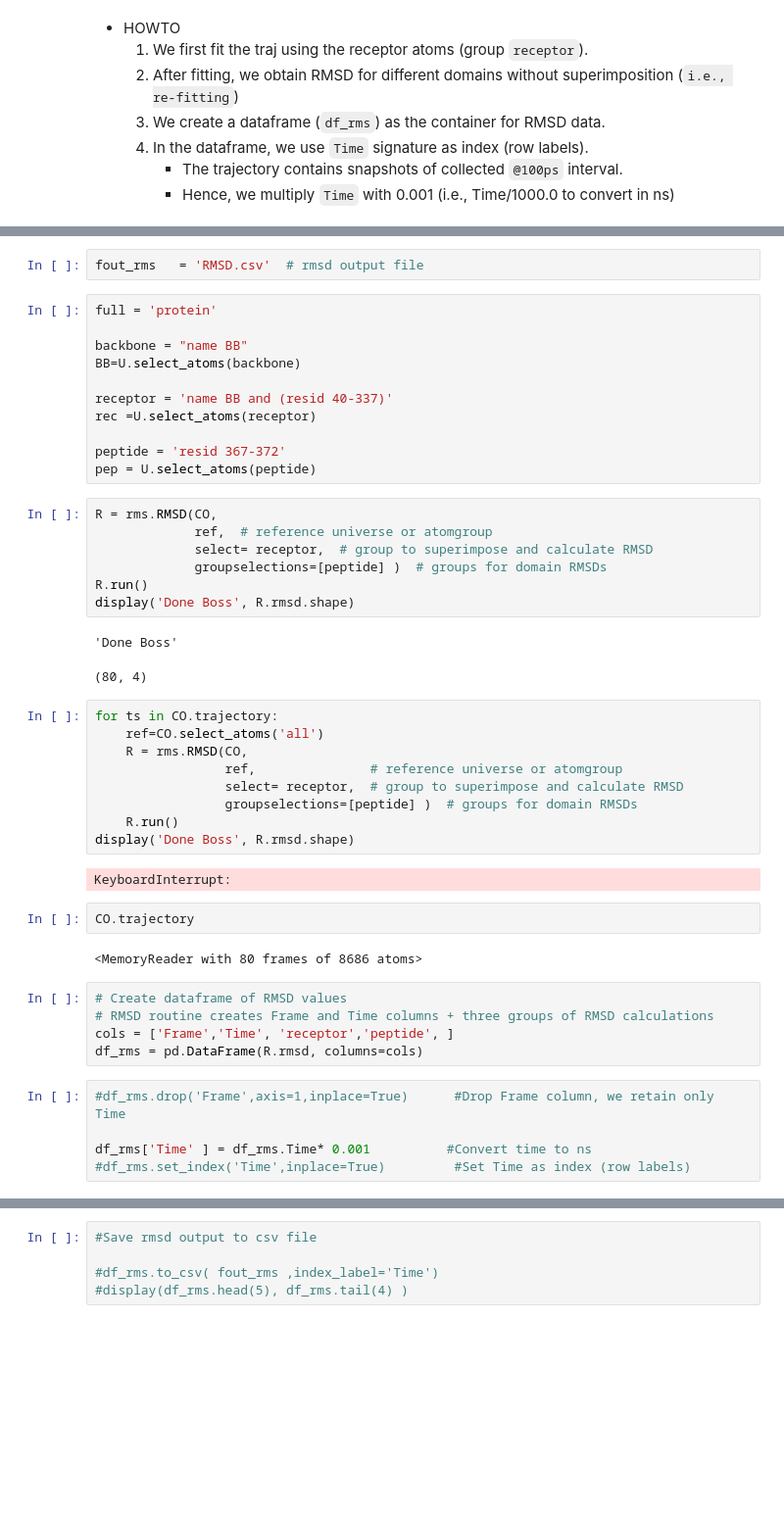
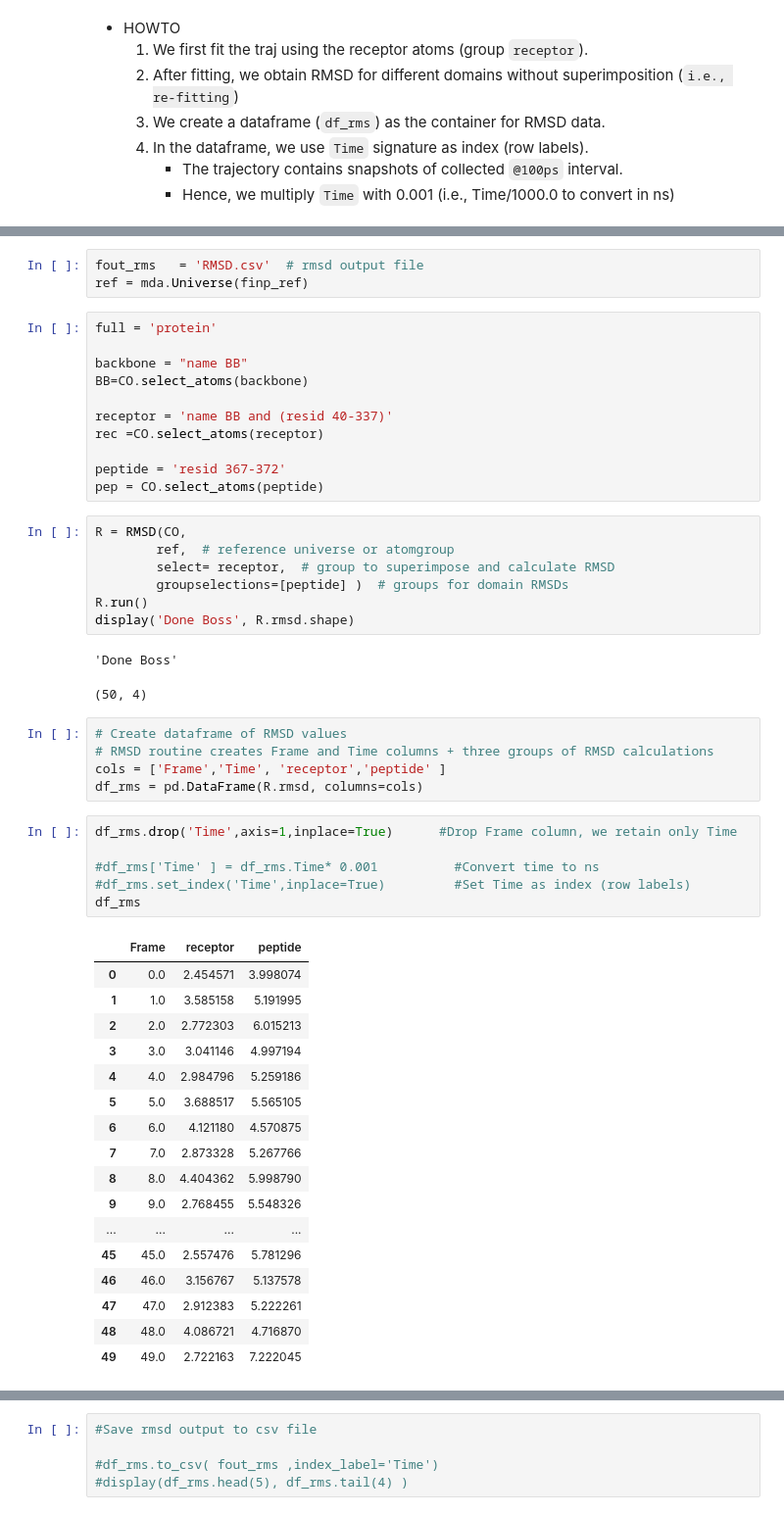
Before and after one commit to Alikans0/qbio_Lab2, a Jupyter notebook: Jupyter_Notebooks/Analysis-Copy1.ipynb, the cells around one changed output, grey strips where cells are left out. Shown at 98% size. Saved outputs shown, nothing was run; the diff lists cells and outputs as text; blank space fills up the shorter version.

```diff
--- a/Jupyter_Notebooks/Analysis-Copy1.ipynb
+++ b/Jupyter_Notebooks/Analysis-Copy1.ipynb
@@ -310,48 +286,53 @@ from MDAnalysis.analysis import rms, align, pca,contacts,diffusionmap
 # %%
 fout_rms   = 'RMSD.csv'  # rmsd output file
+ref = mda.Universe(finp_ref)
 # %%
 full = 'protein'
 
 backbone = "name BB"
-BB=U.select_atoms(backbone)
+BB=CO.select_atoms(backbone)
 
 receptor = 'name BB and (resid 40-337)'
-rec =U.select_atoms(receptor)
+rec =CO.select_atoms(receptor)
 
 peptide = 'resid 367-372'
-pep = U.select_atoms(peptide)
+pep = CO.select_atoms(peptide)
 # %%
-R = rms.RMSD(CO,
-             ref,  # reference universe or atomgroup
-             select= receptor,  # group to superimpose and calculate RMSD
-             groupselections=[peptide] )  # groups for domain RMSDs
+R = RMSD(CO,
+        ref,  # reference universe or atomgroup
+        select= receptor,  # group to superimpose and calculate RMSD
+        groupselections=[peptide] )  # groups for domain RMSDs
 R.run()
 display('Done Boss', R.rmsd.shape)
 # %% [output]
 'Done Boss'
-(80, 4)
+(50, 4)
-# %%
-for ts in CO.trajectory:
-    ref=CO.select_atoms('all')
-    R = rms.RMSD(CO,
-                 ref,               # reference universe or atomgroup
-                 select= receptor,  # group to superimpose and calculate RMSD
-                 groupselections=[peptide] )  # groups for domain RMSDs
-    R.run()
-display('Done Boss', R.rmsd.shape)
-# %% [output]
-KeyboardInterrupt:
-# %%
-CO.trajectory
-# %% [output]
-<MemoryReader with 80 frames of 8686 atoms>
 # %%
 # Create dataframe of RMSD values
 # RMSD routine creates Frame and Time columns + three groups of RMSD calculations
-cols = ['Frame','Time', 'receptor','peptide', ]
+cols = ['Frame','Time', 'receptor','peptide' ]
 df_rms = pd.DataFrame(R.rmsd, columns=cols)
 # %%
-#df_rms.drop('Frame',axis=1,inplace=True)      #Drop Frame column, we retain only Time
+df_rms.drop('Time',axis=1,inplace=True)      #Drop Frame column, we retain only Time
 
-df_rms['Time' ] = df_rms.Time* 0.001          #Convert time to ns
+#df_rms['Time' ] = df_rms.Time* 0.001          #Convert time to ns
 #df_rms.set_index('Time',inplace=True)         #Set Time as index (row labels)
+df_rms
+# %% [output]
+|  | Frame | receptor | peptide |
+| 0 | 0.0 | 2.454571 | 3.998074 |
+| 1 | 1.0 | 3.585158 | 5.191995 |
+| 2 | 2.0 | 2.772303 | 6.015213 |
+| 3 | 3.0 | 3.041146 | 4.997194 |
+| 4 | 4.0 | 2.984796 | 5.259186 |
+| 5 | 5.0 | 3.688517 | 5.565105 |
+| 6 | 6.0 | 4.121180 | 4.570875 |
+| 7 | 7.0 | 2.873328 | 5.267766 |
+| 8 | 8.0 | 4.404362 | 5.998790 |
+| 9 | 9.0 | 2.768455 | 5.548326 |
+| ... | ... | ... | ... |
+| 45 | 45.0 | 2.557476 | 5.781296 |
+| 46 | 46.0 | 3.156767 | 5.137578 |
+| 47 | 47.0 | 2.912383 | 5.222261 |
+| 48 | 48.0 | 4.086721 | 4.716870 |
+| 49 | 49.0 | 2.722163 | 7.222045 |
```
Also changed, not shown: parts of 35 cells of this notebook, 1 other file.
